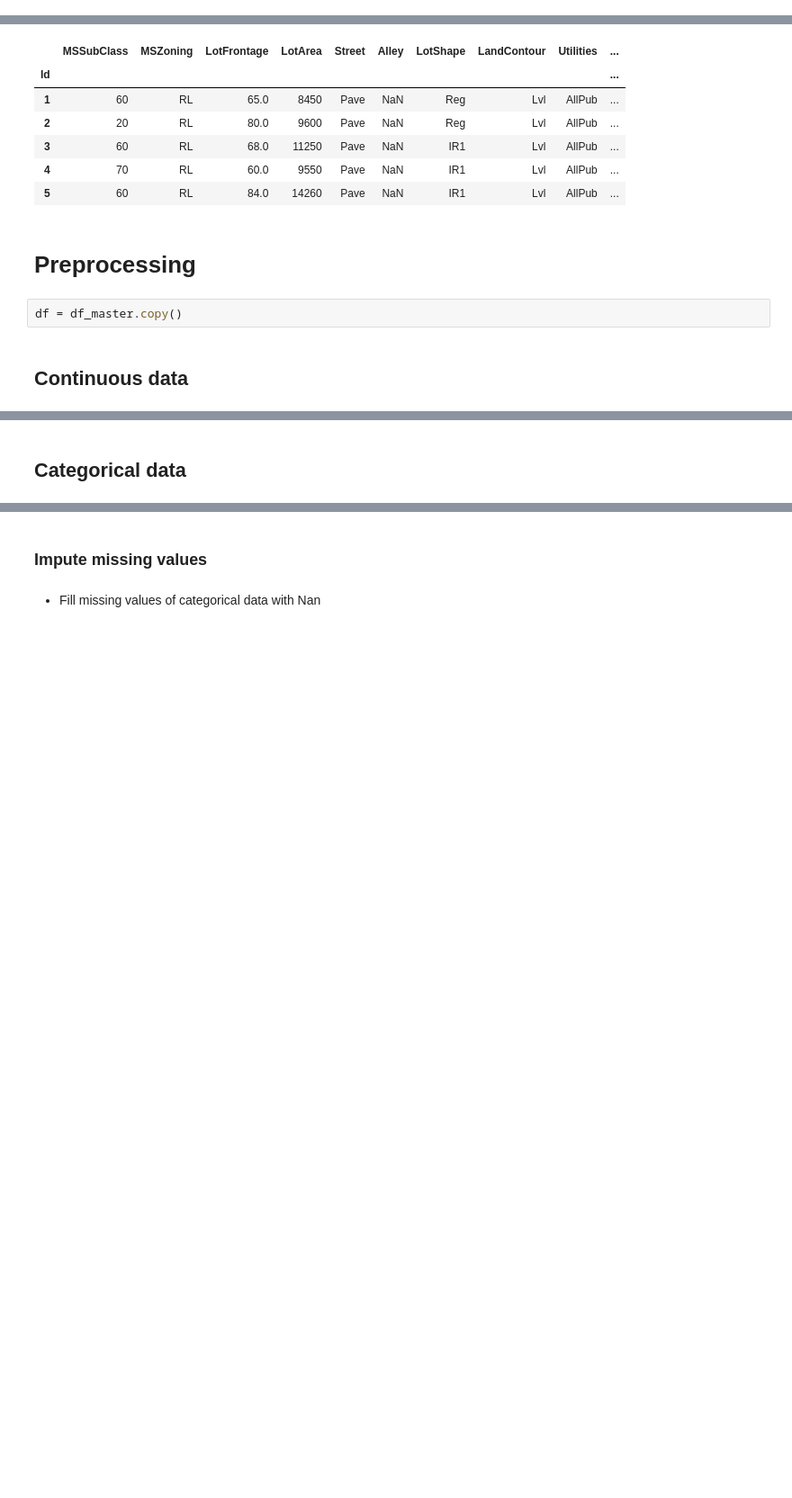
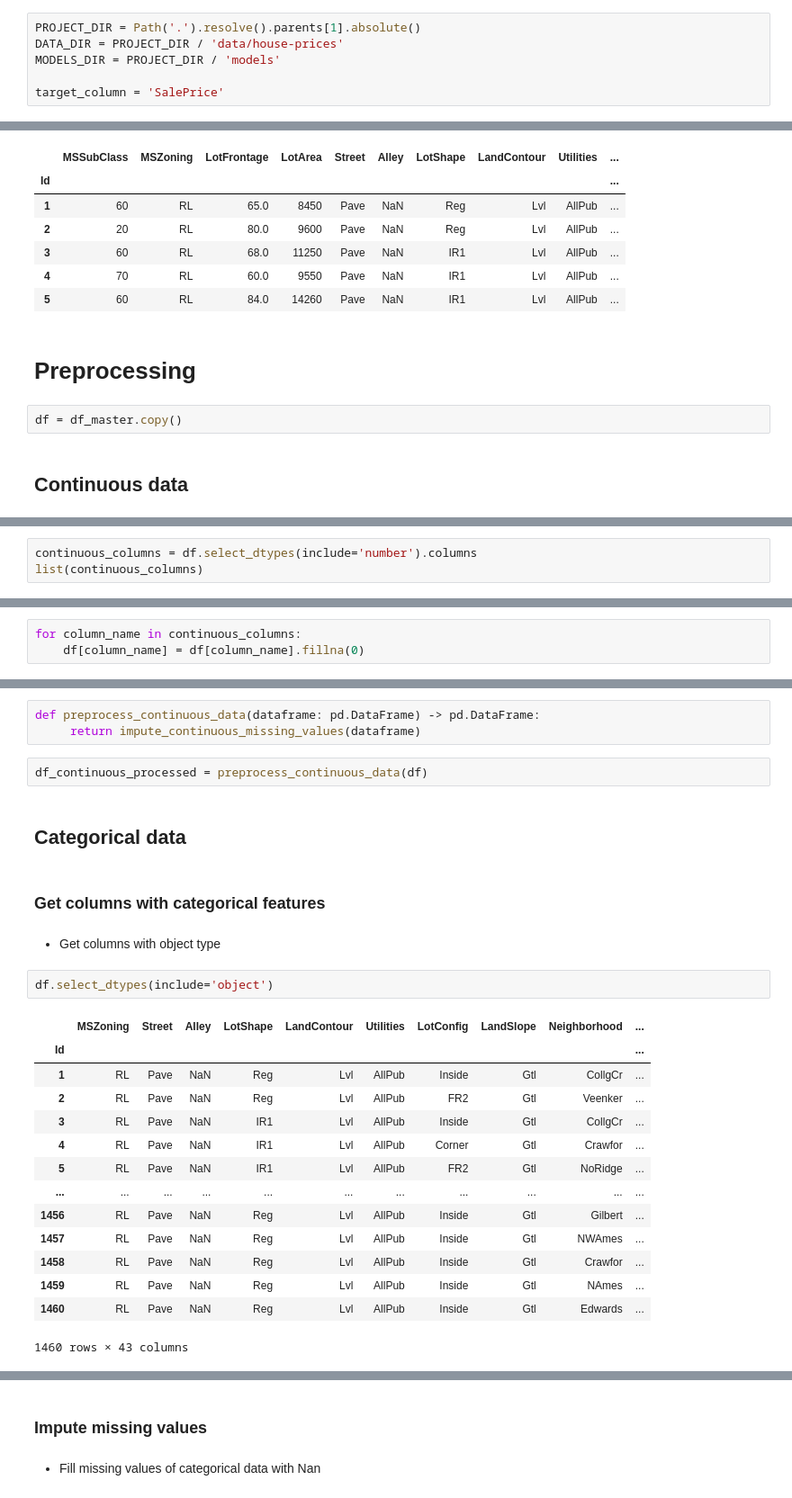
Before and after one commit to cuongmvn/data_science_in_production, a Jupyter notebook: notebooks/pipeline-extraction/house-prices-v2-create-functions.ipynb, the cells around one changed output, grey strips where cells are left out. Shown at 90% size. Cells and saved outputs as stored; diff of their text form; blank space fills up the shorter version.

```diff
--- a/notebooks/house-prices-v3.ipynb
+++ b/notebooks/pipeline-extraction/house-prices-v2-create-functions.ipynb
@@ -25,2 +15,8 @@ target_column = 'SalePrice'
+# %%
+PROJECT_DIR = Path('.').resolve().parents[1].absolute()
+DATA_DIR = PROJECT_DIR / 'data/house-prices'
+MODELS_DIR = PROJECT_DIR / 'models'
+
+target_column = 'SalePrice'
 # %% [markdown]
 # Dataset
@@ -53,0 +57,3 @@ _ = preprocess_continuous_data(df)
+# %%
+continuous_columns = df.select_dtypes(include='number').columns
+list(continuous_columns)
@@ -53,0 +78,3 @@ _ = preprocess_continuous_data(df)
+# %%
+for column_name in continuous_columns:
+    df[column_name] = df[column_name].fillna(0)
@@ -54,2 +127,28 @@ _ = preprocess_continuous_data(df)
+# %%
+def preprocess_continuous_data(dataframe: pd.DataFrame) -> pd.DataFrame:
+     return impute_continuous_missing_values(dataframe)
+# %%
+df_continuous_processed = preprocess_continuous_data(df)
 # %% [markdown]
 ## Categorical data
+# %% [markdown]
+### Get columns with categorical features
+# %% [markdown]
+- Get columns with object type
+# %%
+df.select_dtypes(include='object')
+# %% [output]
+|  | MSZoning | Street | Alley | LotShape | LandContour | Utilities | LotConfig | LandSlope | Neighborhood | ... |
+| Id |  |  |  |  |  |  |  |  |  | ... |
+| 1 | RL | Pave | NaN | Reg | Lvl | AllPub | Inside | Gtl | CollgCr | ... |
+| 2 | RL | Pave | NaN | Reg | Lvl | AllPub | FR2 | Gtl | Veenker | ... |
+| 3 | RL | Pave | NaN | IR1 | Lvl | AllPub | Inside | Gtl | CollgCr | ... |
+| 4 | RL | Pave | NaN | IR1 | Lvl | AllPub | Corner | Gtl | Crawfor | ... |
+| 5 | RL | Pave | NaN | IR1 | Lvl | AllPub | FR2 | Gtl | NoRidge | ... |
+| ... | ... | ... | ... | ... | ... | ... | ... | ... | ... | ... |
+| 1456 | RL | Pave | NaN | Reg | Lvl | AllPub | Inside | Gtl | Gilbert | ... |
+| 1457 | RL | Pave | NaN | Reg | Lvl | AllPub | Inside | Gtl | NWAmes | ... |
+| 1458 | RL | Pave | NaN | Reg | Lvl | AllPub | Inside | Gtl | Crawfor | ... |
+| 1459 | RL | Pave | NaN | Reg | Lvl | AllPub | Inside | Gtl | NAmes | ... |
+| 1460 | RL | Pave | NaN | Reg | Lvl | AllPub | Inside | Gtl | Edwards | ... |
+1460 rows × 43 columns
```
Also changed, not shown: parts of 54 cells of this notebook, 5 other files.
